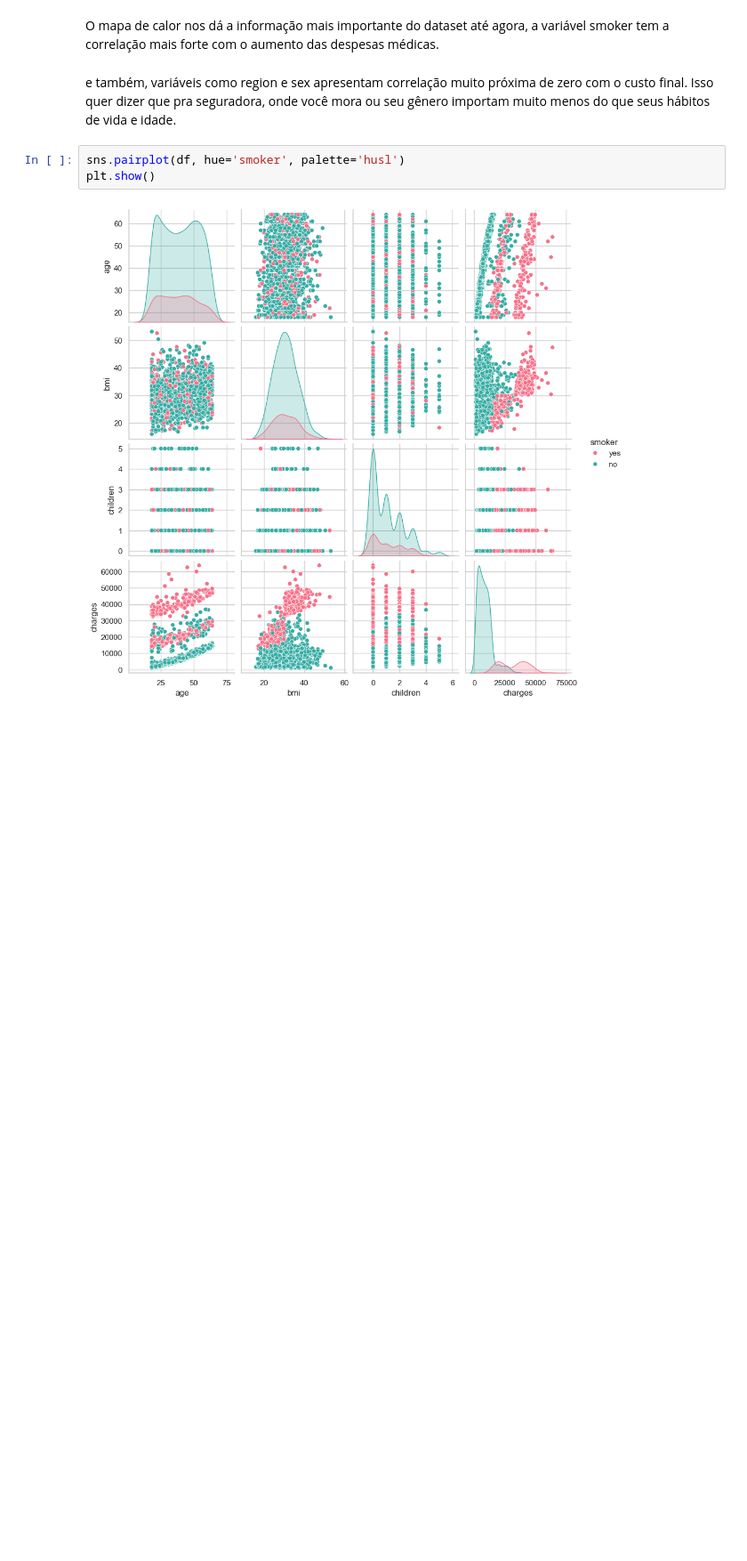
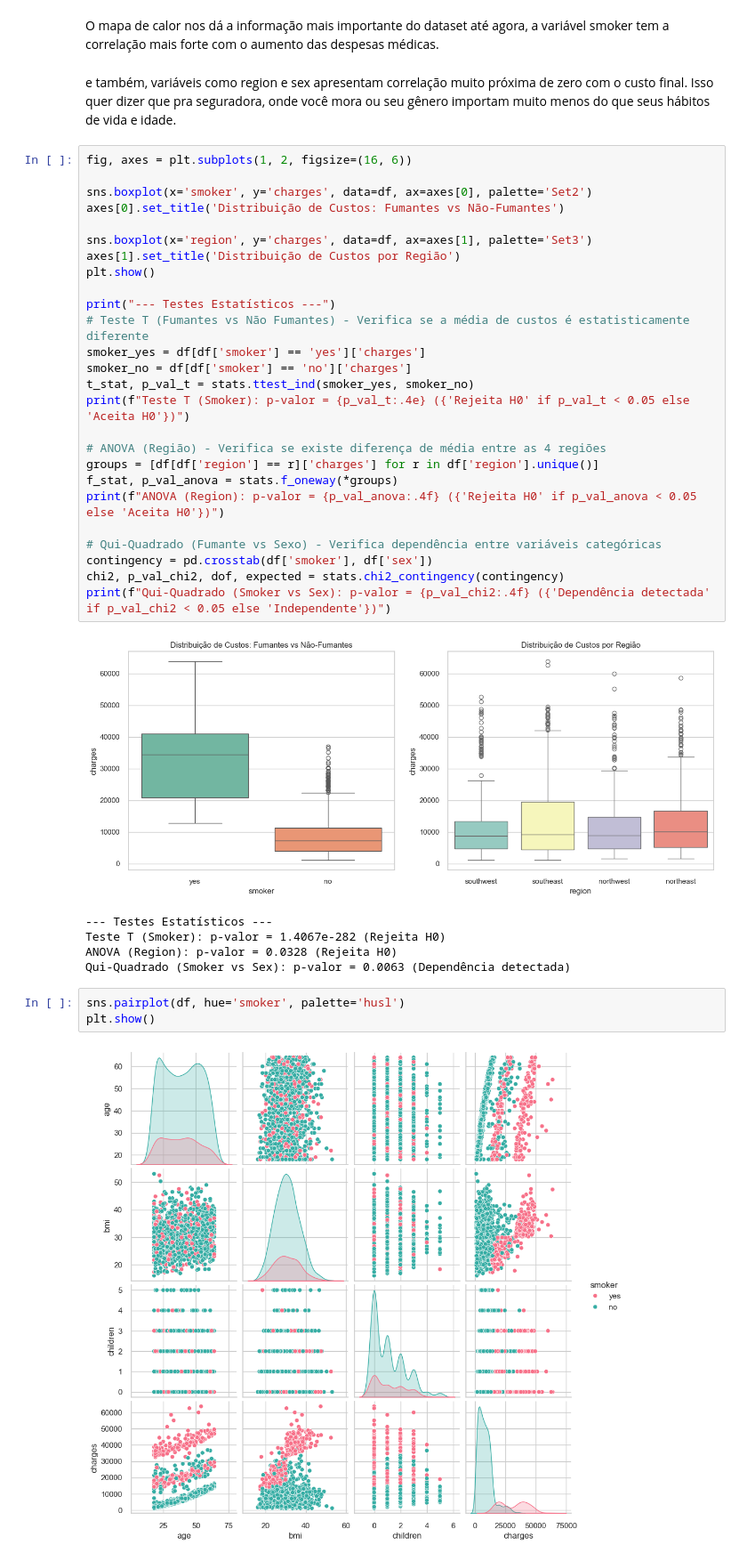
Before and after one commit to davib4d/insurance-data-analysis, a Jupyter notebook: projeto_modelagem.ipynb, the cells around one changed output. Shown at 89% size. Drawn from its saved outputs; the diff is of its cells as text; blank space fills up the shorter version.

```diff
--- a/projeto_modelagem.ipynb
+++ b/projeto_modelagem.ipynb
@@ -99,6 +105,38 @@ plt.show()
 O mapa de calor nos dá a informação mais importante do dataset até agora, a variável smoker tem a correlação mais forte com o aumento das despesas médicas.
 # %% [markdown]
 e também, variáveis como region e sex apresentam correlação muito próxima de zero com o custo final. Isso quer dizer que pra seguradora, onde você mora ou seu gênero importam muito menos do que seus hábitos de vida e idade.
+# %%
+fig, axes = plt.subplots(1, 2, figsize=(16, 6))
+
+sns.boxplot(x='smoker', y='charges', data=df, ax=axes[0], palette='Set2')
+axes[0].set_title('Distribuição de Custos: Fumantes vs Não-Fumantes')
+
+sns.boxplot(x='region', y='charges', data=df, ax=axes[1], palette='Set3')
+axes[1].set_title('Distribuição de Custos por Região')
+plt.show()
+
+print("--- Testes Estatísticos ---")
+# Teste T (Fumantes vs Não Fumantes) - Verifica se a média de custos é estatisticamente diferente
+smoker_yes = df[df['smoker'] == 'yes']['charges']
+smoker_no = df[df['smoker'] == 'no']['charges']
+t_stat, p_val_t = stats.ttest_ind(smoker_yes, smoker_no)
+print(f"Teste T (Smoker): p-valor = {p_val_t:.4e} ({'Rejeita H0' if p_val_t < 0.05 else 'Aceita H0'})")
+
+# ANOVA (Região) - Verifica se existe diferença de média entre as 4 regiões
+groups = [df[df['region'] == r]['charges'] for r in df['region'].unique()]
+f_stat, p_val_anova = stats.f_oneway(*groups)
+print(f"ANOVA (Region): p-valor = {p_val_anova:.4f} ({'Rejeita H0' if p_val_anova < 0.05 else 'Aceita H0'})")
+
+# Qui-Quadrado (Fumante vs Sexo) - Verifica dependência entre variáveis categóricas
+contingency = pd.crosstab(df['smoker'], df['sex'])
+chi2, p_val_chi2, dof, expected = stats.chi2_contingency(contingency)
+print(f"Qui-Quadrado (Smoker vs Sex): p-valor = {p_val_chi2:.4f} ({'Dependência detectada' if p_val_chi2 < 0.05 else 'Independente'})")
+# %% [output]
+[figure, added]
+--- Testes Estatísticos ---
+Teste T (Smoker): p-valor = 1.4067e-282 (Rejeita H0)
+ANOVA (Region): p-valor = 0.0328 (Rejeita H0)
+Qui-Quadrado (Smoker vs Sex): p-valor = 0.0063 (Dependência detectada)
 # %%
 sns.pairplot(df, hue='smoker', palette='husl')
 plt.show()
```
Also changed, not shown: parts of 11 cells of this notebook, 1 other file.
